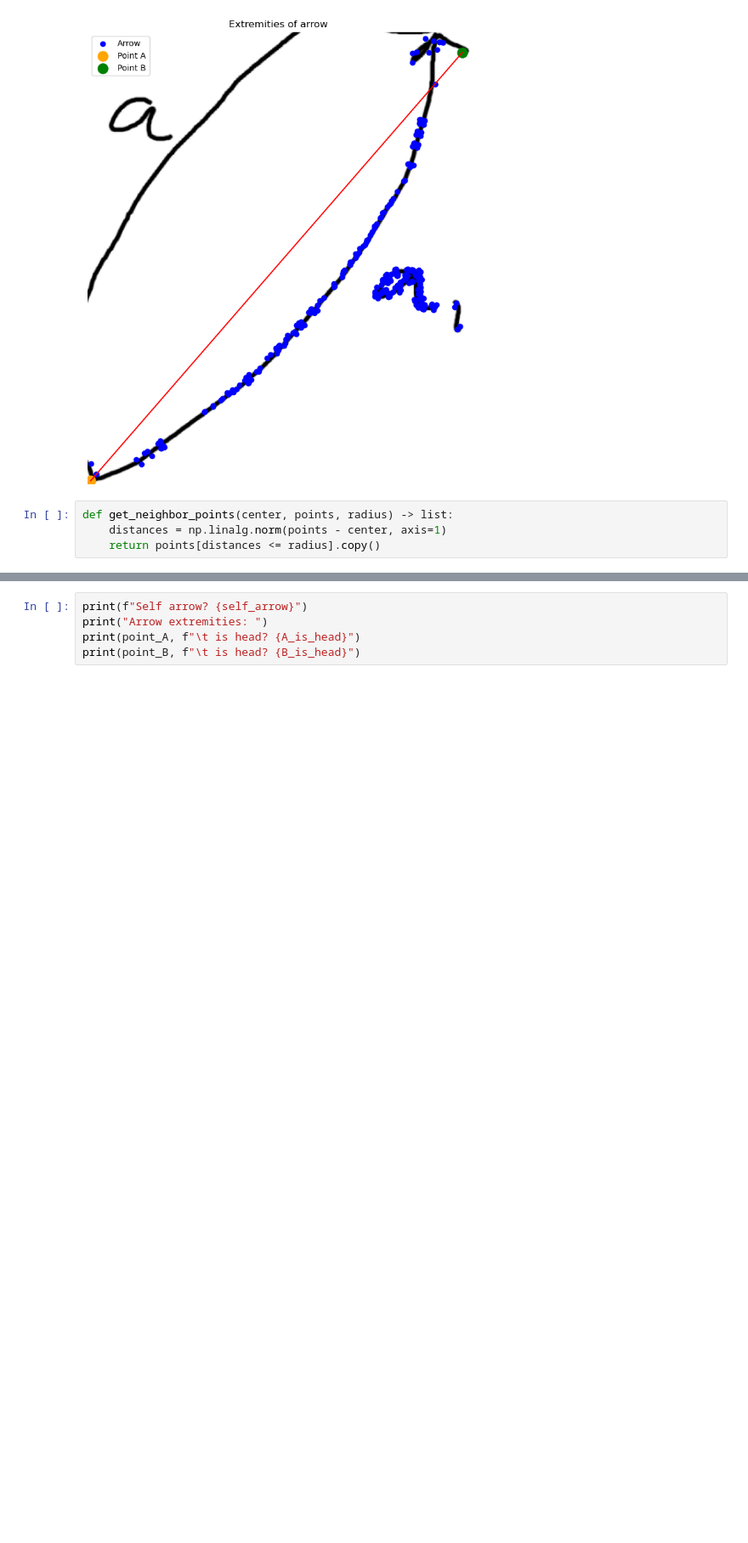
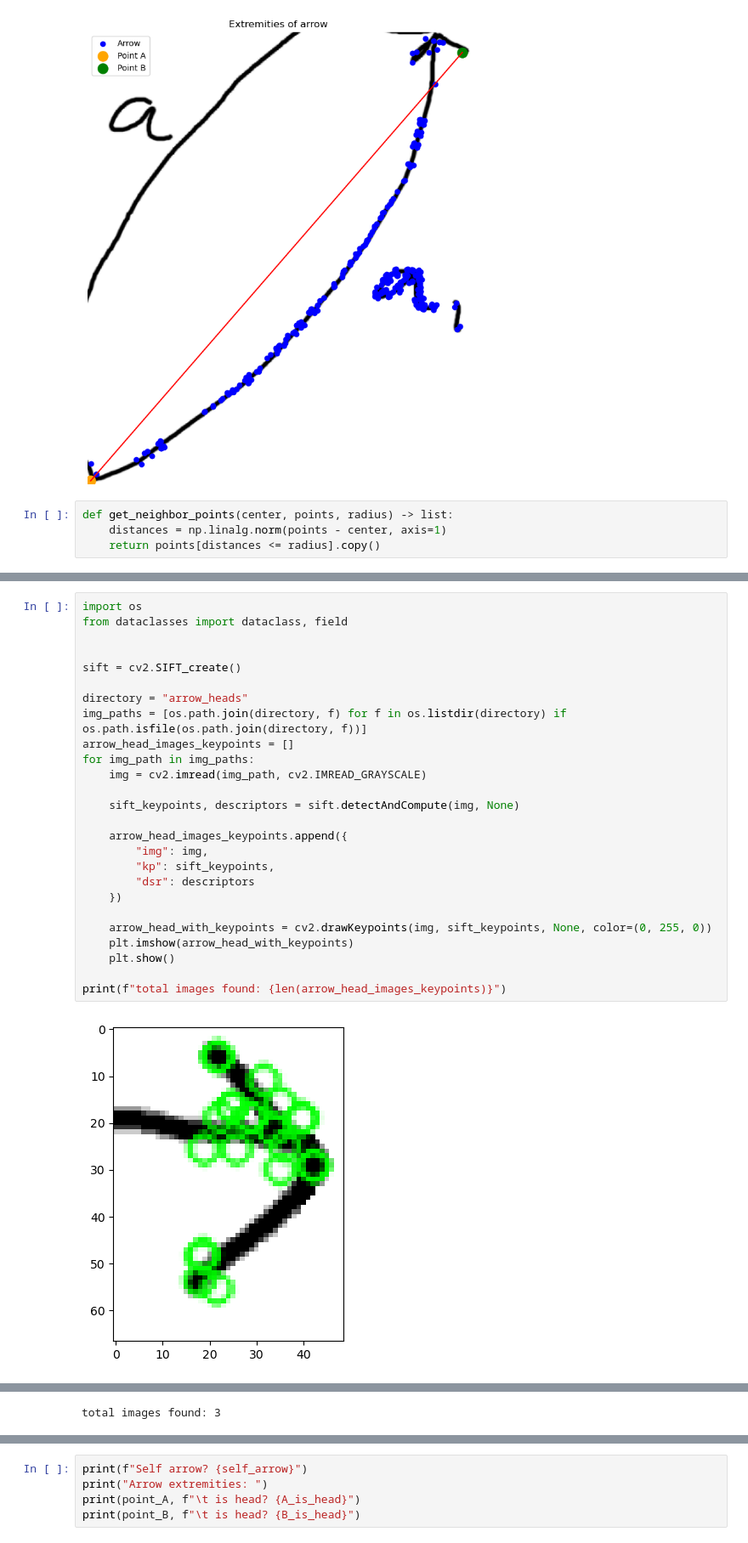
Before and after one commit to nricciardi/diagram, a Jupyter notebook: src/extractor/double_clustering/double_clustering.ipynb, the cells around one changed output, grey strips where cells are left out. Shown at 85% size. Cells and saved outputs as stored; diff of their text form; blank space fills up the shorter version.

```diff
--- a/src/extractor/double_clustering/double_clustering.ipynb
+++ b/src/extractor/double_clustering/double_clustering.ipynb
@@ -540,0 +564,28 @@ B_is_head = None
+# %%
+import os
+from dataclasses import dataclass, field
+
+
+sift = cv2.SIFT_create()
+
+directory = "arrow_heads"
+img_paths = [os.path.join(directory, f) for f in os.listdir(directory) if os.path.isfile(os.path.join(directory, f))]
+arrow_head_images_keypoints = []
+for img_path in img_paths:
+    img = cv2.imread(img_path, cv2.IMREAD_GRAYSCALE)
+
+    sift_keypoints, descriptors = sift.detectAndCompute(img, None)
+
+    arrow_head_images_keypoints.append({
+        "img": img,
+        "kp": sift_keypoints,
+        "dsr": descriptors
+    })
+
+    arrow_head_with_keypoints = cv2.drawKeypoints(img, sift_keypoints, None, color=(0, 255, 0))
+    plt.imshow(arrow_head_with_keypoints)
+    plt.show()
+
+print(f"total images found: {len(arrow_head_images_keypoints)}")
+# %% [output]
+[figure, added]
@@ -540,0 +594 @@ B_is_head = None
+total images found: 3
```
Also changed, not shown: parts of 21 cells of this notebook, 4 other files.
